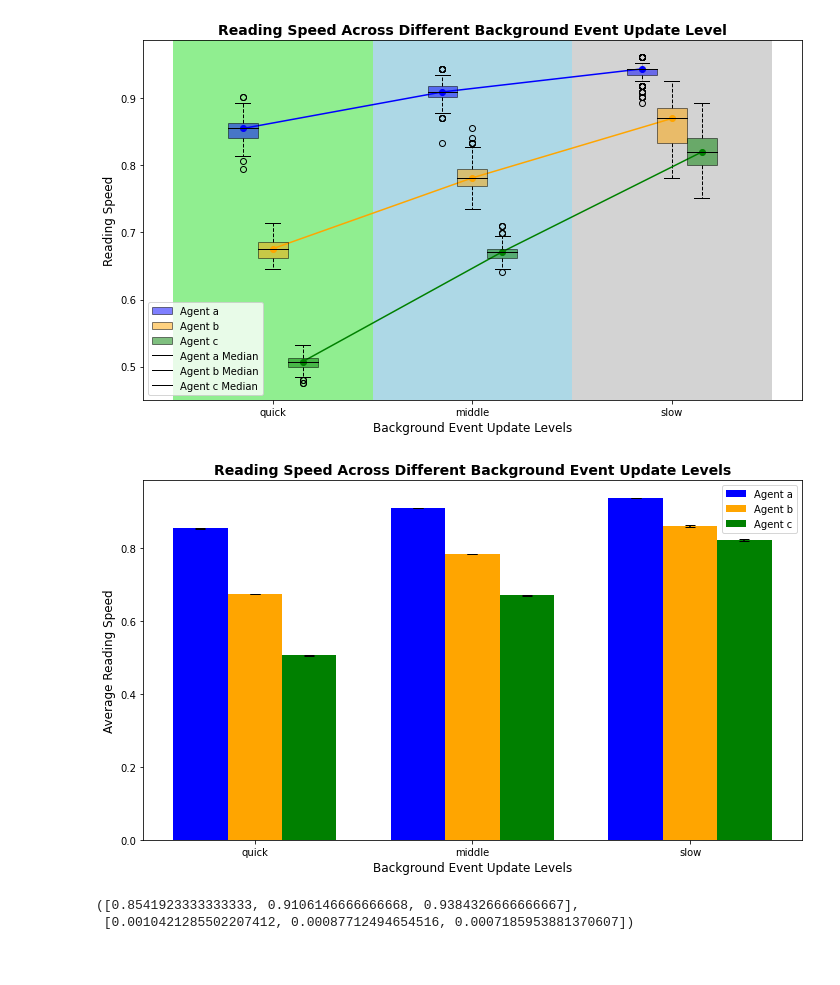
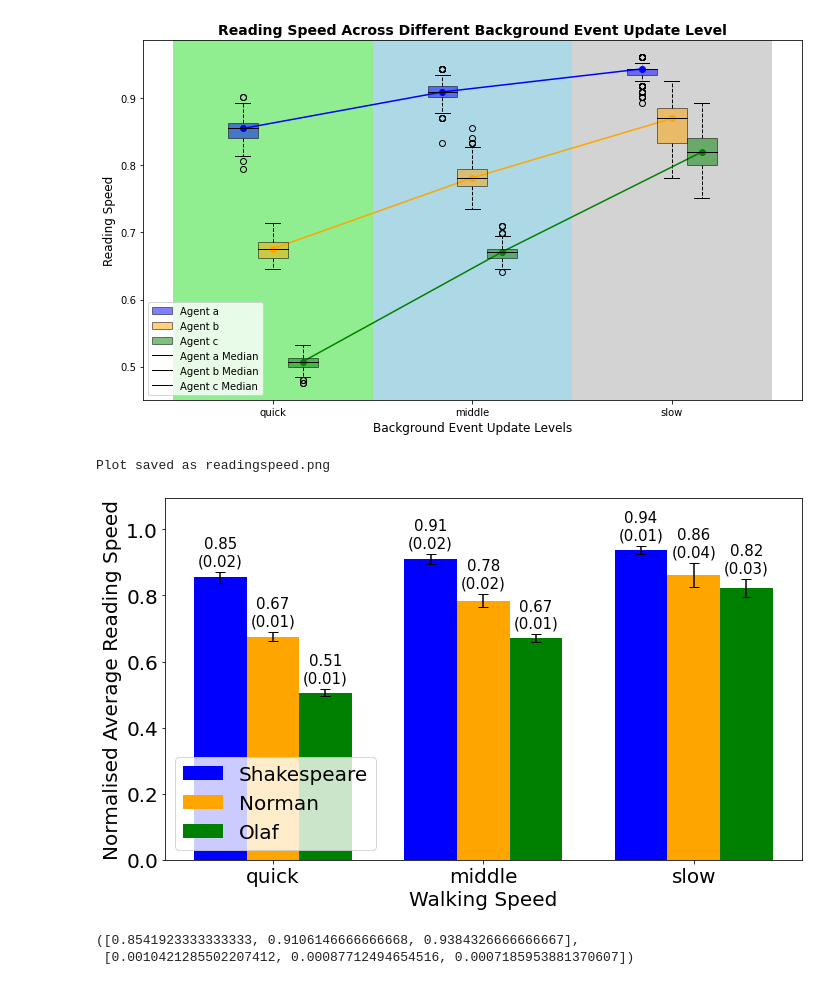
Before and after one commit to BaiYunpeng1949/heads-up-multitasker, a Jupyter notebook: hrl/envs/supervisory_control/results/Figure Drawer Supervisory Control Simulation Results.ipynb, the cells around one changed output. Cells and saved outputs as stored; diff of their text form; code cells hidden in the pictures.

Commit message:
0901-hrl-SupervisoryControl-FigurePlot

```diff
--- a/hrl/envs/supervisory_control/results/Figure Drawer Supervisory Control Simulation Results.ipynb
+++ b/hrl/envs/supervisory_control/results/Figure Drawer Supervisory Control Simulation Results.ipynb
@@ -229,43 +245,73 @@ import pandas as pd
 import matplotlib.pyplot as plt
 
 # Assuming the combined_df and extract_data_for_agent() function is already defined
 
 event_levels = combined_df['event_update_level'].unique()
 data_a = extract_data_for_agent(df_a, 'reading_speed', event_levels)
 data_b = extract_data_for_agent(df_b, 'reading_speed', event_levels)
 data_c = extract_data_for_agent(df_c, 'reading_speed', event_levels)
 
 x_labels = ["quick", "middle", "slow"]
 x = np.arange(len(x_labels))
 
 def calculate_mean_and_sem(data):
     means = [np.mean(d) for d in data]
-    sems = [np.std(d) / np.sqrt(len(d)) for d in data]
+    sems = [np.std(d) / 1 for d in data]
     return means, sems
+
+# Function to adjust y-limit
+def adjust_ylim(ax, means, sems):
+    y_max = max([mean + sem for mean, sem in zip(means, sems)])
+    ax.set_ylim(0, y_max * 1.15)  # Adding a bit of margin to the top
 
 means_a, sem_a = calculate_mean_and_sem(data_a)
 means_b, sem_b = calculate_mean_and_sem(data_b)
 means_c, sem_c = calculate_mean_and_sem(data_c)
 
 bar_width = 0.25
 fig, ax = plt.subplots(figsize=(10, 6))
 
 colors = ['blue', 'orange', 'green']
-ax.bar(x - bar_width, means_a, yerr=sem_a, color=colors[0], width=bar_width, label='Agent a', capsize=5)
-ax.bar(x, means_b, yerr=sem_b, color=colors[1], width=bar_width, label='Agent b', capsize=5)
-ax.bar(x + bar_width, means_c, yerr=sem_c, color=colors[2], width=bar_width, label='Agent c', capsize=5)
 
-ax.set_title("Reading Speed Across Different Background Event Update Levels", fontsize=14, fontweight='bold')
-ax.set_xlabel("Background Event Update Levels", fontsize=12)
-ax.set_ylabel("Average Reading Speed", fontsize=12)
+# Add annotations on top of the bars
+def annotate_bars(ax, rects, means, sems):
+    for i, rect in enumerate(rects):
+        height = rect.get_height()
+        ax.annotate(f"{means[i]:.2f}\n({sems[i]:.2f})",
+                   (rect.get_x() + rect.get_width() / 2., height + sems[i] + 0.01),
+                   ha='center', va='bottom', fontsize=15)
+
+rects_a = ax.bar(x - bar_width, means_a, yerr=sem_a, color=colors[0], width=bar_width, label='Shakespeare', capsize=5)
+rects_b = ax.bar(x, means_b, yerr=sem_b, color=colors[1], width=bar_width, label='Norman', capsize=5)
+rects_c = ax.bar(x + bar_width, means_c, yerr=sem_c, color=colors[2], width=bar_width, label='Olaf', capsize=5)
+
+annotate_bars(ax, rects_a, means_a, sem_a)
+annotate_bars(ax, rects_b, means_b, sem_b)
+annotate_bars(ax, rects_c, means_c, sem_c)
+
+# Adjust y-axis limits
+all_means = means_a + means_b + means_c
+all_sems = sem_a + sem_b + sem_c
+adjust_ylim(ax, all_means, all_sems)
+
+ax.set_xlabel("Walking Speed", fontsize=20)
+ax.set_ylabel("Normalised Average Reading Speed", fontsize=20)
 ax.set_xticks(x)
-ax.set_xticklabels(x_labels)
-ax.legend()
+ax.set_xticklabels(x_labels, fontsize=20)
+ax.tick_params(axis='y', labelsize=20)  # Adjust the fontsize as desired for y-axis
+ax.legend(fontsize=20)
 
 plt.tight_layout()
+
+# Save the plot to a local file
+output_filename = 'readingspeed.png'
+plt.savefig(output_filename, dpi=300, bbox_inches='tight')
+print(f'Plot saved as {output_filename}')
+
 plt.show()
 # %% [output]
+Plot saved as readingspeed.png
-[figure, old version]
+[figure, new version]
 # %%
 means_a, sem_a
 # %% [output]
```
Also changed, not shown: parts of 5 cells of this notebook, 5 other files.
